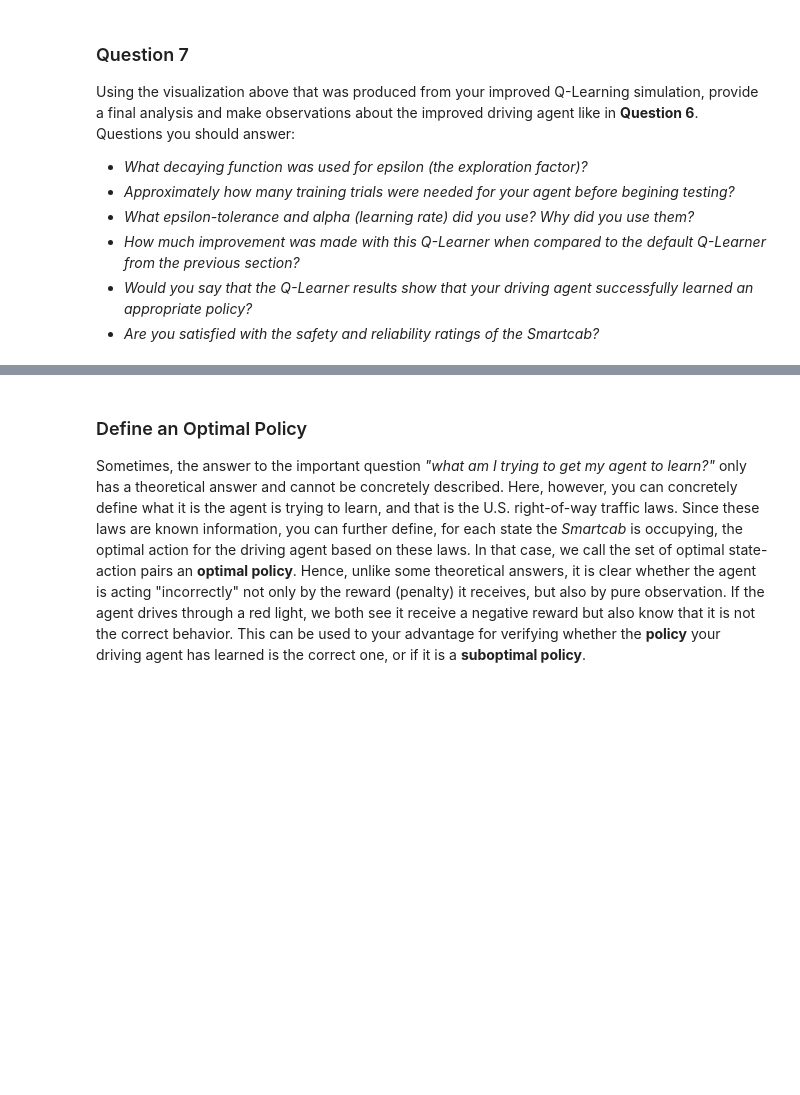
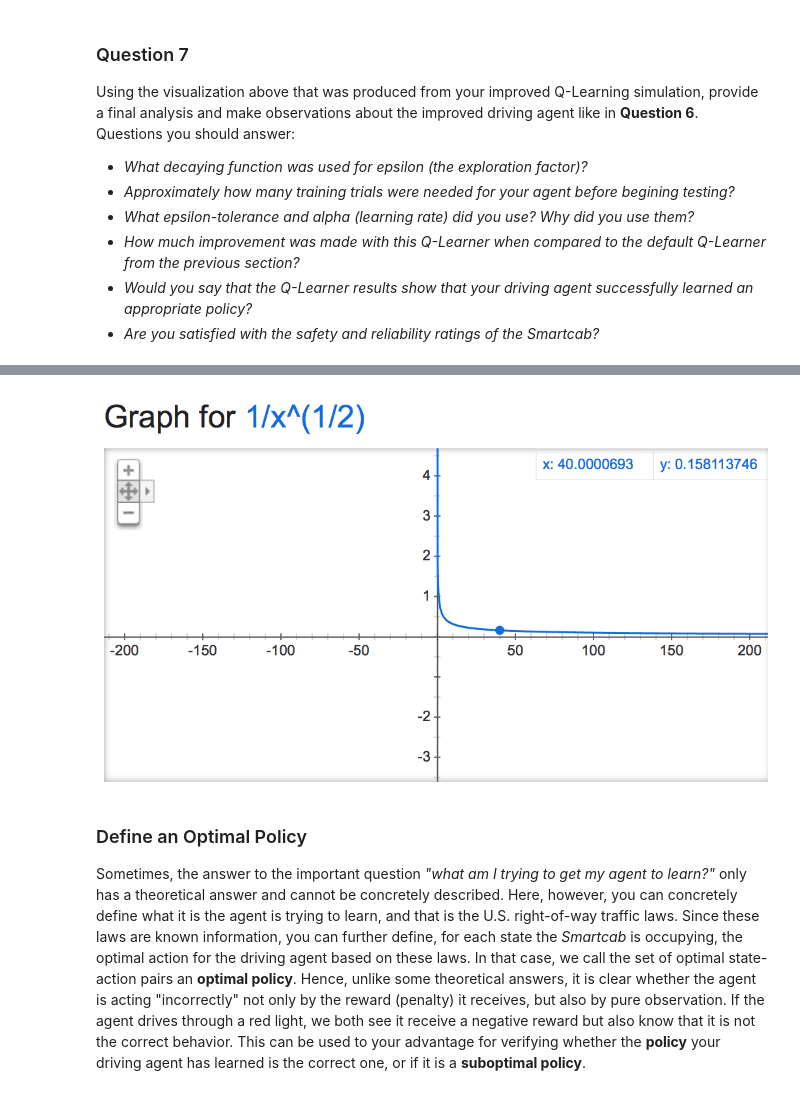
Before and after one commit to FaiBarazi/MLND_SmartCab, a Jupyter notebook: smartcab.ipynb, the cells around one changed output, grey strips where cells are left out. Saved outputs shown, nothing was run; the diff lists cells and outputs as text; code cells hidden in the pictures; blank space fills up the shorter version.

```diff
--- a/smartcab.ipynb
+++ b/smartcab.ipynb
@@ -298,3 +313,8 @@ Looking at the graphs of epslion
+# %%
+from IPython.display import Image
+Image(filename="support/DecayGraph.png")
+# %% [output]
+[figure, added]
 # %% [markdown]
 ### Define an Optimal Policy
 
```
Also changed, not shown: parts of 7 cells of this notebook.
